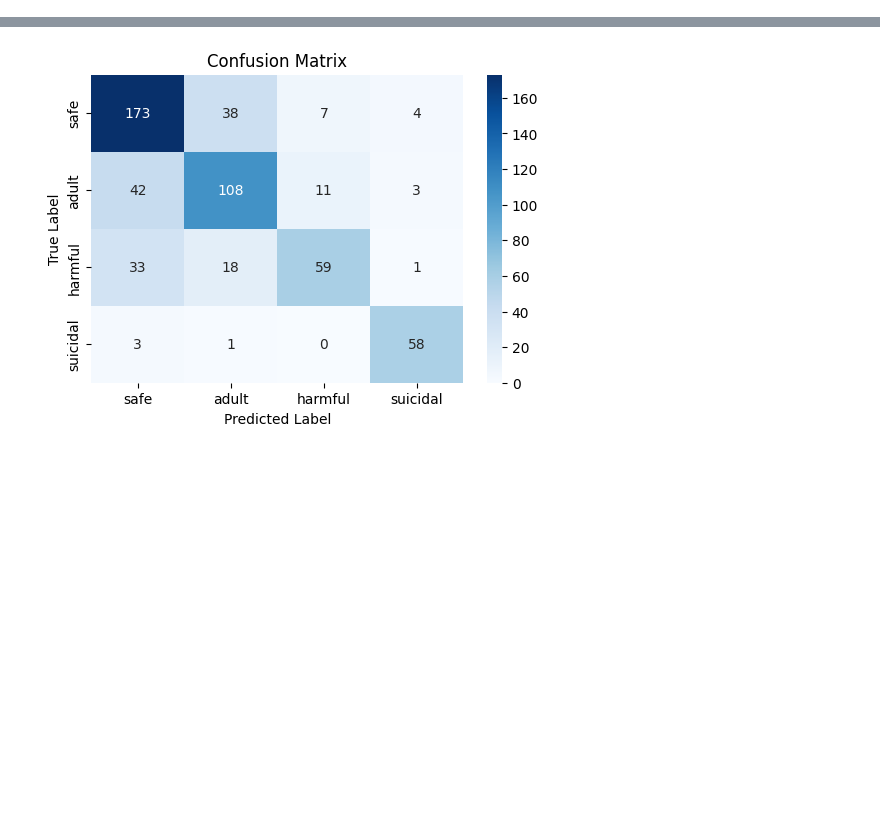
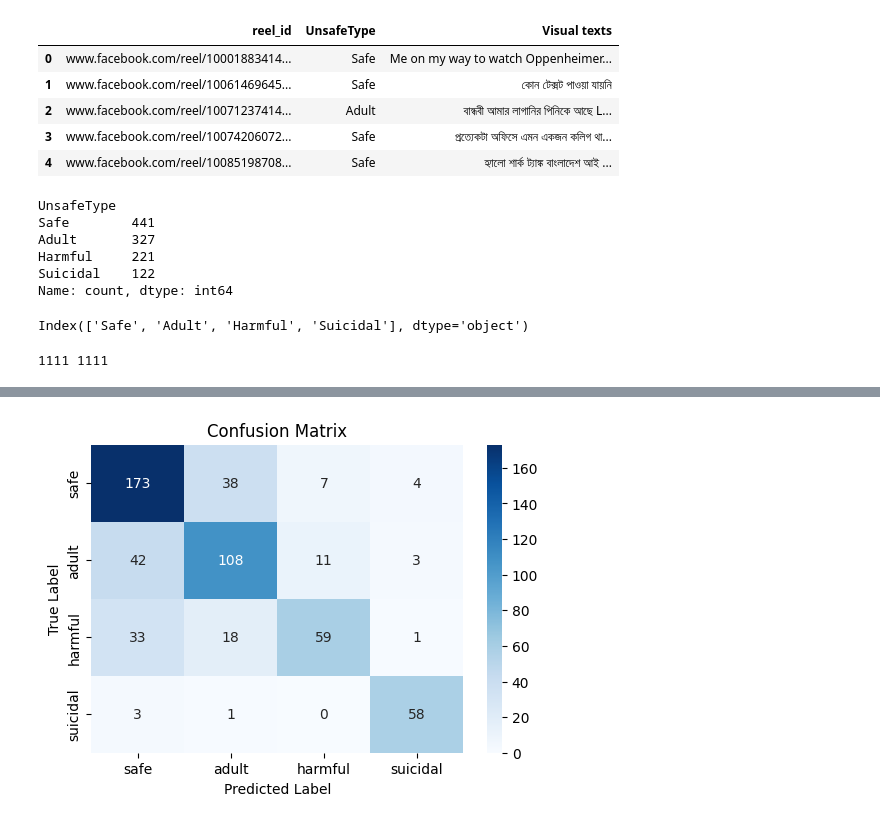
Before and after one commit to Aref111n/SafeReels, a Jupyter notebook: Video_ResNet50.ipynb, the cells around one changed output, grey strips where cells are left out. Drawn from its saved outputs; the diff is of its cells as text; code cells hidden in the pictures; blank space fills up the shorter version.

```diff
--- a/Video_ResNet50.ipynb
+++ b/Video_ResNet50.ipynb
@@ -39,0 +35,30 @@ X.shape
+# %%
+TEXT_CSV = "/kaggle/input/unber-1111/UNBER-1k/text.csv"
+# %%
+import pandas as pd
+tdf = pd.read_csv(TEXT_CSV)
+# %%
+tdf['Visual texts'] = tdf['Visual texts'].fillna("কোন টেক্সট পাওয়া যায়নি")
+# %%
+tdf.head()
+# %% [output]
+|  | reel_id | UnsafeType | Visual texts |
+| 0 | www.facebook.com/reel/10001883414... | Safe | Me on my way to watch Oppenheimer... |
+| 1 | www.facebook.com/reel/10061469645... | Safe | কোন টেক্সট পাওয়া যায়নি |
+| 2 | www.facebook.com/reel/10071237414... | Adult | বান্ধবী আমার লাগানির পিনিকে আছে L... |
+| 3 | www.facebook.com/reel/10074206072... | Safe | প্রত্যেকটা অফিসে এমন একজন কলিগ থা... |
+| 4 | www.facebook.com/reel/10085198708... | Safe | হ্যালো শার্ক ট্যাঙ্ক বাংলাদেশ আই ... |
+# %%
+tdf['UnsafeType'].value_counts()
+# %% [output]
+UnsafeType
+Safe        441
+Adult       327
+Harmful     221
+Suicidal    122
+Name: count, dtype: int64
+# %%
+tdf['UnsafeType'], uniques = pd.factorize(tdf['UnsafeType'])
+uniques
+# %% [output]
+Index(['Safe', 'Adult', 'Harmful', 'Suicidal'], dtype='object')
@@ -39,0 +77,4 @@ X.shape
+# %%
+print(len(X_video), len(y))
+# %% [output]
+1111 1111
```
Also changed, not shown: parts of 30 cells of this notebook.
